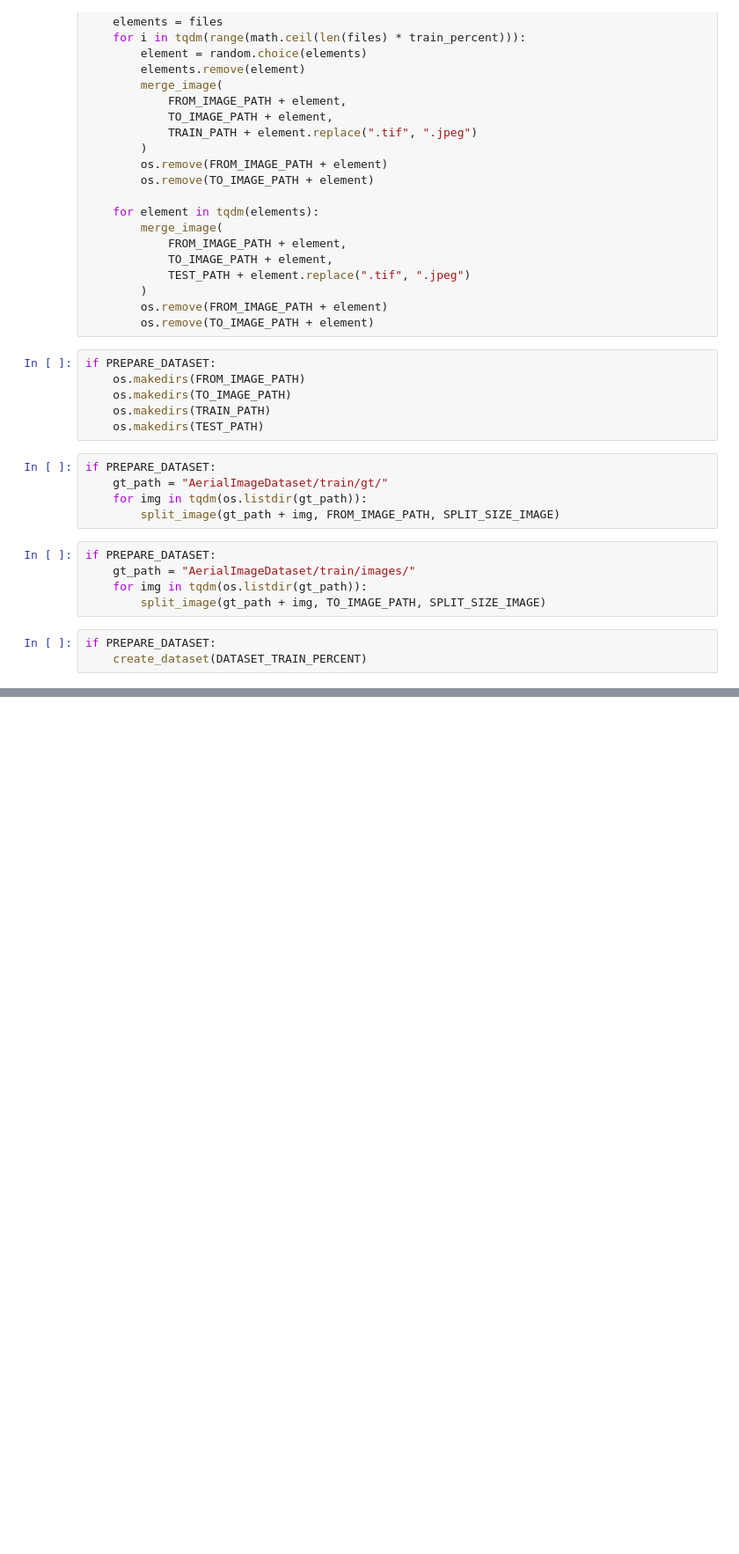
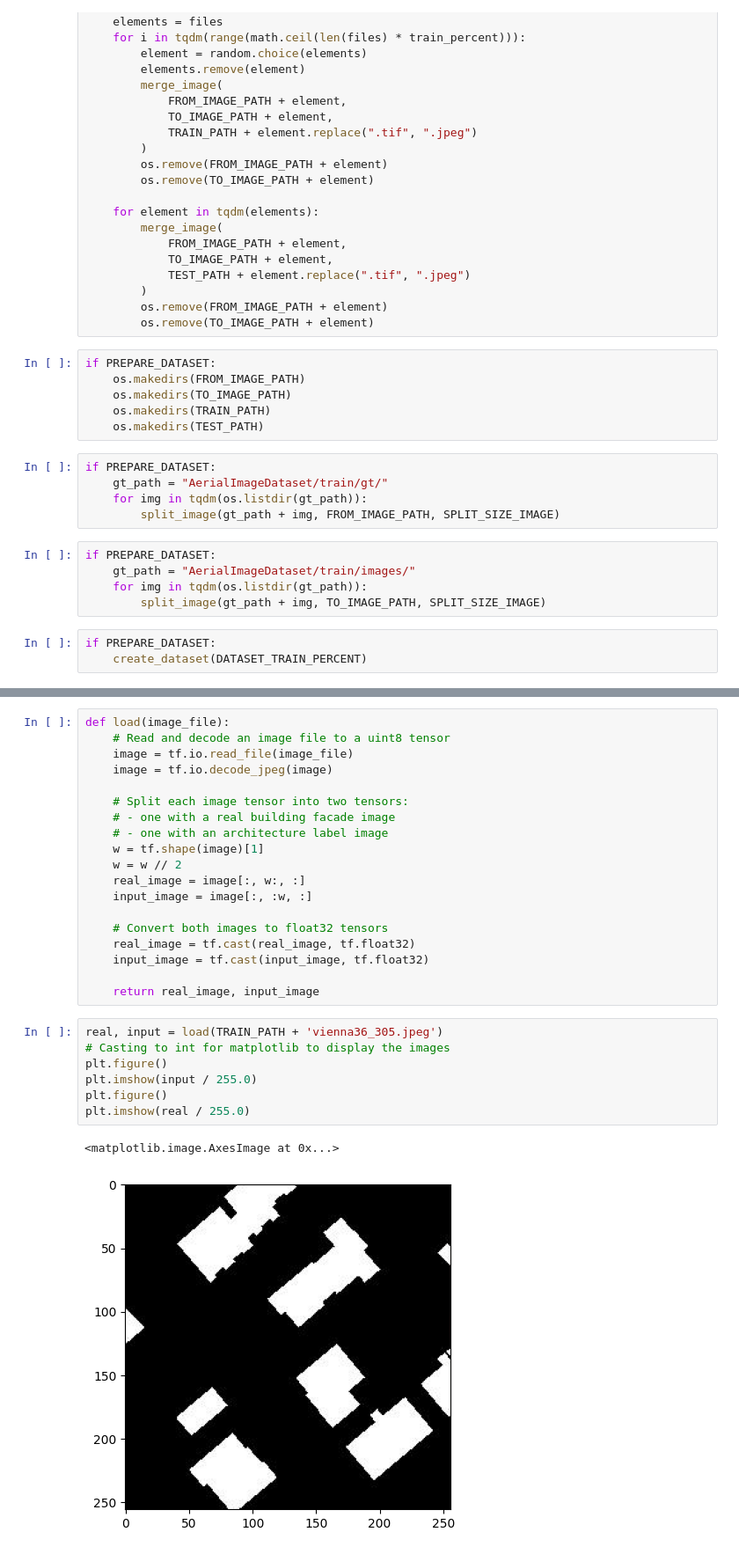
Before and after one commit to WGorag/RCP211_synthese_images_satellites, a Jupyter notebook: pix2pix.ipynb, the cells around one changed output, grey strips where cells are left out. Shown: that part at 88% size. Cells and saved outputs as stored; diff of their text form; blank space fills up the shorter version.

Commit message:
Add preprocessing traitement for pix2pix for tensorflow doc + create dataset variables

```diff
--- a/pix2pix.ipynb
+++ b/pix2pix.ipynb
@@ -100,0 +115,29 @@ if PREPARE_DATASET:
+# %%
+def load(image_file):
+    # Read and decode an image file to a uint8 tensor
+    image = tf.io.read_file(image_file)
+    image = tf.io.decode_jpeg(image)
+
+    # Split each image tensor into two tensors:
+    # - one with a real building facade image
+    # - one with an architecture label image
+    w = tf.shape(image)[1]
+    w = w // 2
+    real_image = image[:, w:, :]
+    input_image = image[:, :w, :]
+
+    # Convert both images to float32 tensors
+    real_image = tf.cast(real_image, tf.float32)
+    input_image = tf.cast(input_image, tf.float32)
+
+    return real_image, input_image
+# %%
+real, input = load(TRAIN_PATH + 'vienna36_305.jpeg')
+# Casting to int for matplotlib to display the images
+plt.figure()
+plt.imshow(input / 255.0)
+plt.figure()
+plt.imshow(real / 255.0)
+# %% [output]
+<matplotlib.image.AxesImage at 0x...>
+[figure, added]
```
Also changed, not shown: parts of 13 cells of this notebook, 1 other file.
